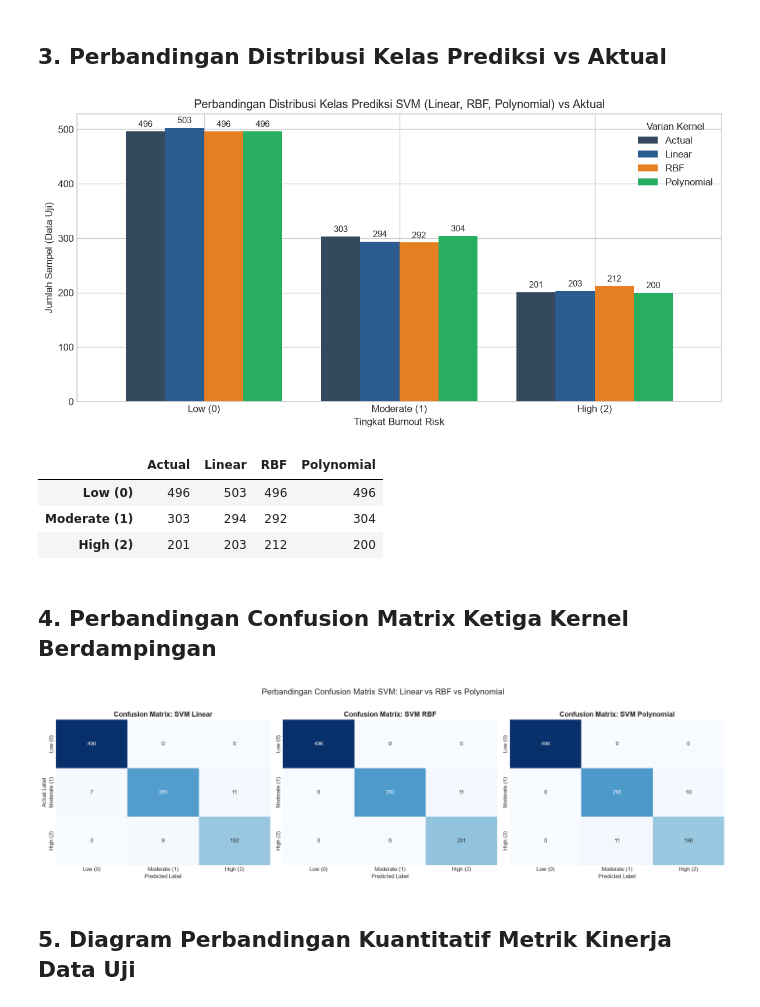
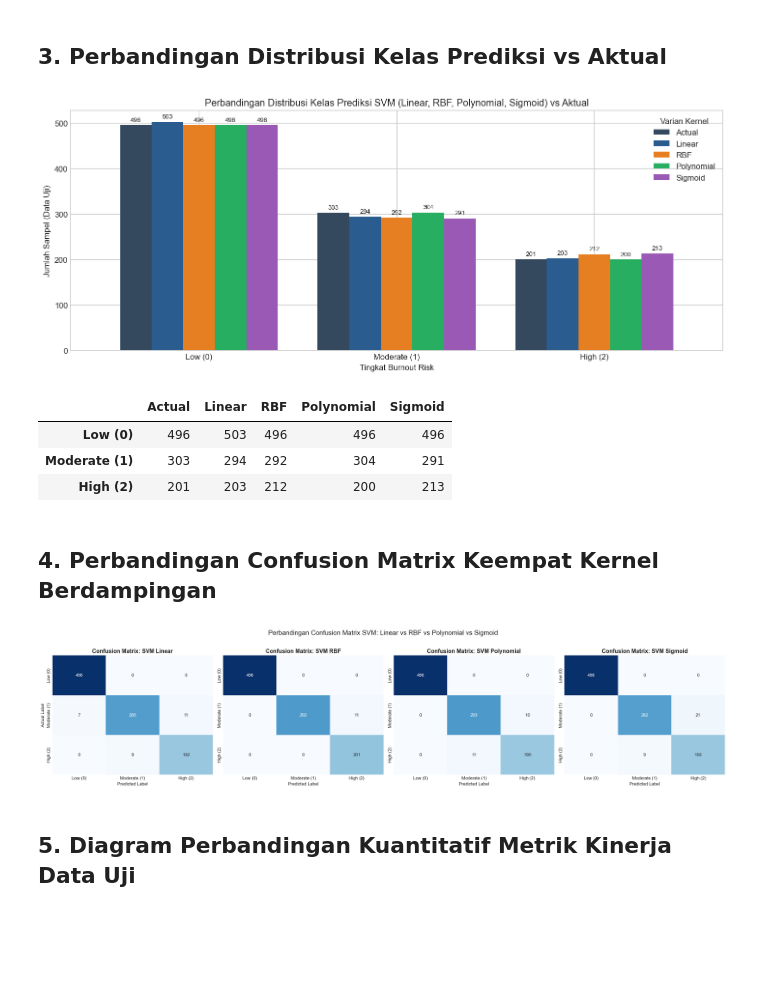
Before and after one commit to Keluarga-Cemara-Team/MachineLearningPBL, a Jupyter notebook: SVM/SVM_Perbandingan_Analisis.ipynb, the cells around one changed output. Drawn from its saved outputs; the diff is of its cells as text; code cells hidden in the pictures; blank space fills up the shorter version.

Commit message:
feat(svm): add sigmoid kernel SVM implementation

```diff
--- a/SVM/SVM_Perbandingan_Analisis.ipynb
+++ b/SVM/SVM_Perbandingan_Analisis.ipynb
@@ -27,15 +28,16 @@ OUTPUT_DIR = Path('outputPerbandinganSVM')
 OUTPUT_DIR.mkdir(exist_ok=True)
 
 TARGET_NAMES = ['Low (0)', 'Moderate (1)', 'High (2)']
-KERNELS = ['Linear', 'RBF', 'Polynomial']
-COLORS = ['#2b5c8f', '#e67e22', '#27ae60']
+KERNELS = ['Linear', 'RBF', 'Polynomial', 'Sigmoid']
+COLORS = ['#2b5c8f', '#e67e22', '#27ae60', '#9b59b6']
 # %% [markdown]
 ## 1. Menentukan File Sumber Data dan Output Model
 # %%
 DIRS = {
     'Linear': Path('outputSVMAntiBurnoutLinear'),
     'RBF': Path('outputSVMAntiBurnoutRBF'),
-    'Polynomial': Path('outputSVMAntiBurnoutPolynomial')
+    'Polynomial': Path('outputSVMAntiBurnoutPolynomial'),
+    'Sigmoid': Path('outputSVMAntiBurnoutSigmoid')
 }
 
 FILES = {
@@ -53,6 +55,11 @@ FILES = {
         'metrics': DIRS['Polynomial'] / 'metrics_svm_polynomial.csv',
         'preds': DIRS['Polynomial'] / 'predictions_svm_polynomial.csv',
         'cv': DIRS['Polynomial'] / 'cv_5fold_svm_polynomial.csv'
+    },
+    'Sigmoid': {
+        'metrics': DIRS['Sigmoid'] / 'metrics_svm_sigmoid.csv',
+        'preds': DIRS['Sigmoid'] / 'predictions_svm_sigmoid.csv',
+        'cv': DIRS['Sigmoid'] / 'cv_5fold_svm_sigmoid.csv'
     }
 }
 
@@ -82,43 +91,43 @@ df_comparison_svm
 # %%
 preds_dict_svm = {k: pd.read_csv(FILES[k]['preds']) for k in KERNELS}
 y_actual_svm = preds_dict_svm['Linear']['Actual']
 
 dist_data_svm = {
     'Actual': y_actual_svm.value_counts().sort_index().values
 }
 for k in KERNELS:
     dist_data_svm[k] = preds_dict_svm[k]['Predicted'].value_counts().reindex([0, 1, 2], fill_value=0).sort_index().values
 
 df_dist_svm = pd.DataFrame(dist_data_svm, index=TARGET_NAMES)
 
 ax = df_dist_svm.plot(
     kind='bar',
-    figsize=(10, 5),
-    color=['#34495e', '#2b5c8f', '#e67e22', '#27ae60'],
+    figsize=(12, 5),
+    color=['#34495e'] + COLORS,
     width=0.8
 )
-plt.title('Perbandingan Distribusi Kelas Prediksi SVM (Linear, RBF, Polynomial) vs Aktual')
+plt.title('Perbandingan Distribusi Kelas Prediksi SVM (Linear, RBF, Polynomial, Sigmoid) vs Aktual')
 plt.xlabel('Tingkat Burnout Risk')
 plt.ylabel('Jumlah Sampel (Data Uji)')
 plt.xticks(rotation=0)
 plt.legend(title='Varian Kernel')
 for p in ax.patches:
-    ax.annotate(str(int(p.get_height())), (p.get_x() + p.get_width() / 2., p.get_height() + 5), ha='center', va='bottom', fontsize=9)
+    ax.annotate(str(int(p.get_height())), (p.get_x() + p.get_width() / 2., p.get_height() + 5), ha='center', va='bottom', fontsize=8)
 plt.tight_layout()
 plt.savefig(OUTPUT_DIR / 'perbandingan_distribusi_svm.png')
 plt.show()
 
 df_dist_svm
 # %% [output]
-[figure, old version]
+[figure, new version]
-|  | Actual | Linear | RBF | Polynomial |
-| Low (0) | 496 | 503 | 496 | 496 |
-| Moderate (1) | 303 | 294 | 292 | 304 |
-| High (2) | 201 | 203 | 212 | 200 |
+|  | Actual | Linear | RBF | Polynomial | Sigmoid |
+| Low (0) | 496 | 503 | 496 | 496 | 496 |
+| Moderate (1) | 303 | 294 | 292 | 304 | 291 |
+| High (2) | 201 | 203 | 212 | 200 | 213 |
 # %% [markdown]
-## 4. Perbandingan Confusion Matrix Ketiga Kernel Berdampingan
+## 4. Perbandingan Confusion Matrix Keempat Kernel Berdampingan
 # %%
-fig, axes = plt.subplots(1, 3, figsize=(18, 5))
+fig, axes = plt.subplots(1, 4, figsize=(22, 5))
 
 for i, k in enumerate(KERNELS):
     cm = confusion_matrix(y_actual_svm, preds_dict_svm[k]['Predicted'])
@@ -136,12 +145,12 @@ for i, k in enumerate(KERNELS):
     axes[i].set_xlabel('Predicted Label')
     axes[i].set_ylabel('Actual Label' if i == 0 else '')
 
-plt.suptitle('Perbandingan Confusion Matrix SVM: Linear vs RBF vs Polynomial', fontsize=15, y=1.02)
+plt.suptitle('Perbandingan Confusion Matrix SVM: Linear vs RBF vs Polynomial vs Sigmoid', fontsize=15, y=1.02)
 plt.tight_layout()
 plt.savefig(OUTPUT_DIR / 'perbandingan_confusion_matrix_svm.png')
 plt.show()
 # %% [output]
-[figure, old version]
+[figure, new version]
 # %% [markdown]
 ## 5. Diagram Perbandingan Kuantitatif Metrik Kinerja Data Uji
 # %%
```
Also changed, not shown: parts of 10 cells of this notebook, 39 other files.
